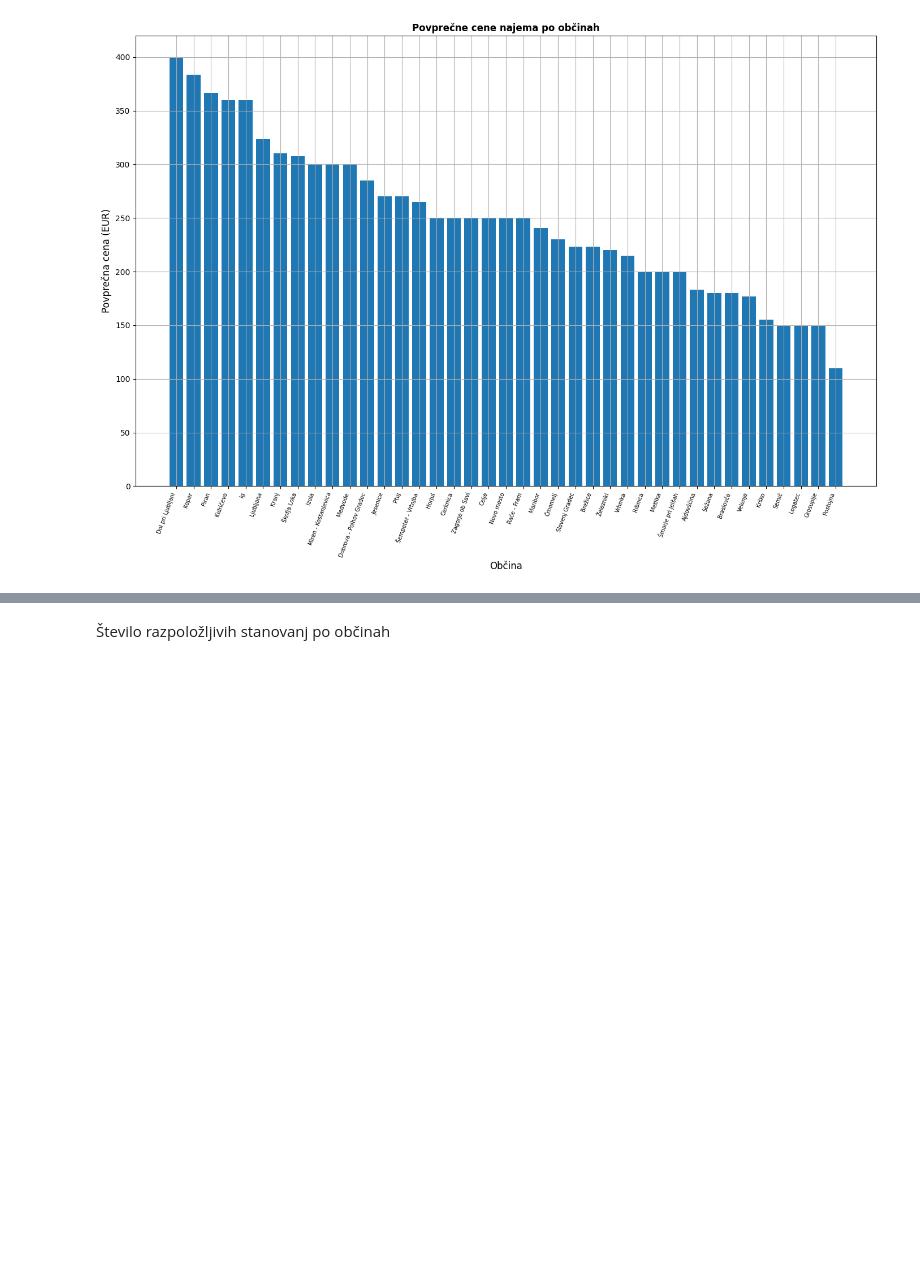
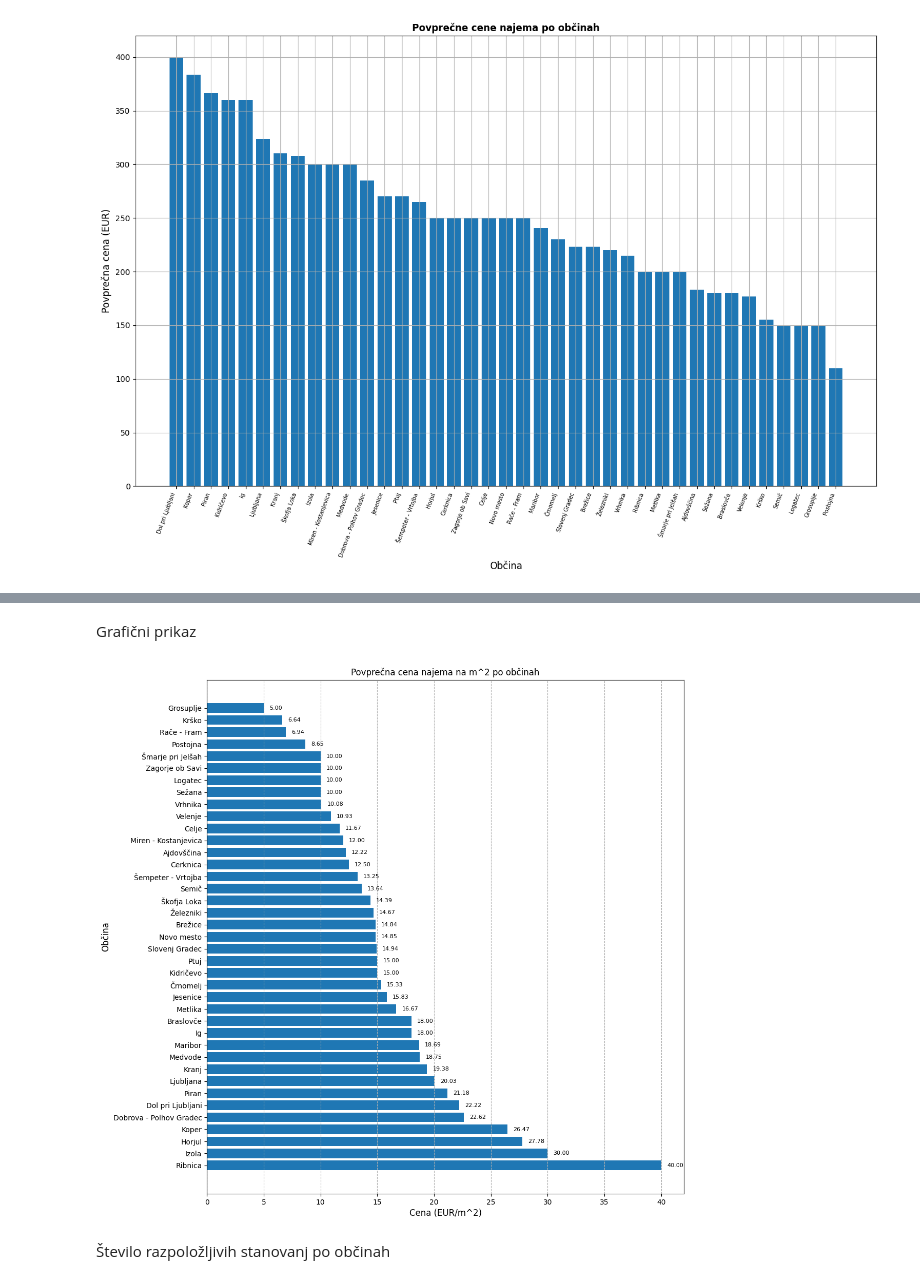
Before and after one commit to dina480/uvp-projektna-naloga, a Jupyter notebook: analiza_podatkov.ipynb, the cells around one changed output, grey strips where cells are left out. Saved outputs shown, nothing was run; the diff lists cells and outputs as text; code cells hidden in the pictures; blank space fills up the shorter version.

```diff
--- a/analiza_podatkov.ipynb
+++ b/analiza_podatkov.ipynb
@@ -71,0 +71,15 @@ Razmerje med velikostjo in ceno najema
+# %%
+# Podatke o velikosti pretvorimo v decimalna števila
+PODATKI['size'] = pd.to_numeric(PODATKI['size'])
+
+# Izračun cene na m^2
+PODATKI['cena_na_m2'] = PODATKI['cena_brez_eur'] / PODATKI['size']
+
+# Glede na občino
+povprecna_cena_m2 = PODATKI.groupby('obcina')['cena_na_m2'].mean().round(2).reset_index()
+povprecna_cena_m2 = povprecna_cena_m2.sort_values('cena_na_m2', ascending=False)
+
+povprecna_cena_m2 = povprecna_cena_m2.rename(columns={'cena_na_m2': 'cena na m^2 (EUR)'})
+
+# Dobljeni podatki zdaj zgledajo tako
+povprecna_cena_m2[['obcina', 'cena na m^2 (EUR)']].head(10)
@@ -72,2 +98,20 @@ Razmerje med velikostjo in ceno najema
+# %% [markdown]
+Grafični prikaz
+# %%
+plt.figure(figsize=(12, 13))
+bars = plt.barh(povprecna_cena_m2['obcina'], povprecna_cena_m2['cena na m^2 (EUR)'])
+
+for bar in bars:
+    width = bar.get_width()
+    plt.text(width + 0.5, bar.get_y() + bar.get_height()/2, f'{width:.2f}',
+             ha='left', va='center', fontsize=8)
+
+plt.title('Povprečna cena najema na m^2 po občinah')
+plt.xlabel('Cena (EUR/m^2)', fontsize=12)
+plt.ylabel('Občina', fontsize=12)
+plt.grid(axis='x', linestyle='--')
+plt.show()
+# %% [output]
+[figure, added]
 # %% [markdown]
 Število razpoložljivih stanovanj po občinah
```
Also changed, not shown: parts of 4 cells of this notebook, 1 other file.
